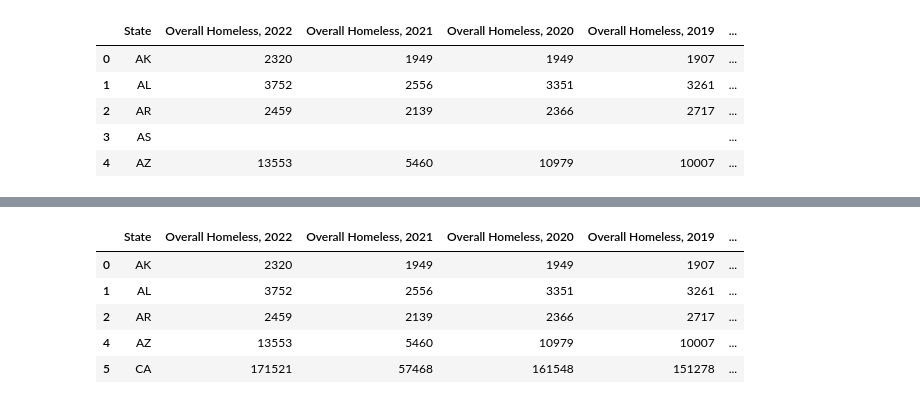
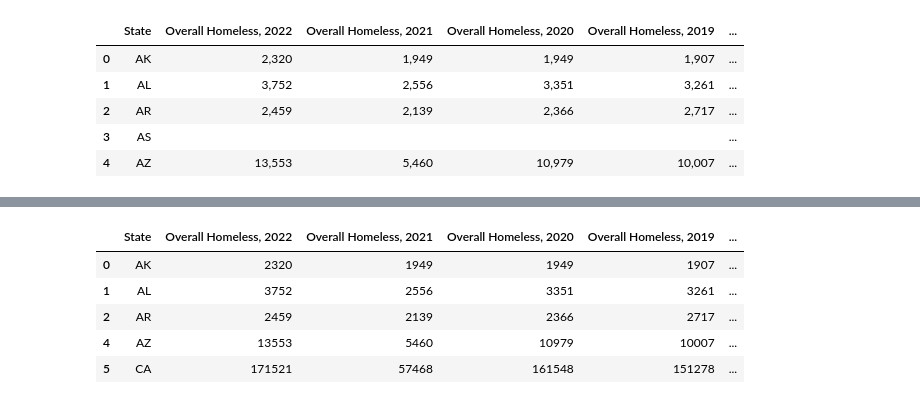
Before and after one commit to Vik1975/project_one, a Jupyter notebook: Homelesess_DF/HUD_data.ipynb, the cells around one changed output, grey strips where cells are left out. Saved outputs shown, nothing was run; the diff lists cells and outputs as text; code cells hidden in the pictures.

```diff
--- a/Homelesess_DF/HUD_data.ipynb
+++ b/Homelesess_DF/HUD_data.ipynb
@@ -9,15 +12,15 @@ from pandas.plotting import scatter_matrix
 from pathlib import Path
 # %%
 # Load csv file Resources/homelesess_2012_2022.xlsx
-file_path = Path('../Resources/homelesess_2012_2022.xlsx')
-# Read the excel file
-homelesess_df = pd.read_excel(file_path)
+file_path = Path('../Resources/homelesess_2012_2022.csv')
+# Read the csv file
+homelesess_df = pd.read_csv(file_path)
 # Display data
 homelesess_df.head()
 # %% [output]
 |  | State | Overall Homeless, 2022 | Overall Homeless, 2021 | Overall Homeless, 2020 | Overall Homeless, 2019 | ... |
-| 0 | AK | 2320 | 1949 | 1949 | 1907 | ... |
-| 1 | AL | 3752 | 2556 | 3351 | 3261 | ... |
-| 2 | AR | 2459 | 2139 | 2366 | 2717 | ... |
+| 0 | AK | 2,320 | 1,949 | 1,949 | 1,907 | ... |
+| 1 | AL | 3,752 | 2,556 | 3,351 | 3,261 | ... |
+| 2 | AR | 2,459 | 2,139 | 2,366 | 2,717 | ... |
 | 3 | AS |  |  |  |  | ... |
-| 4 | AZ | 13553 | 5460 | 10979 | 10007 | ... |
+| 4 | AZ | 13,553 | 5,460 | 10,979 | 10,007 | ... |
```
Also changed, not shown: parts of 7 cells of this notebook, 10 other files.
